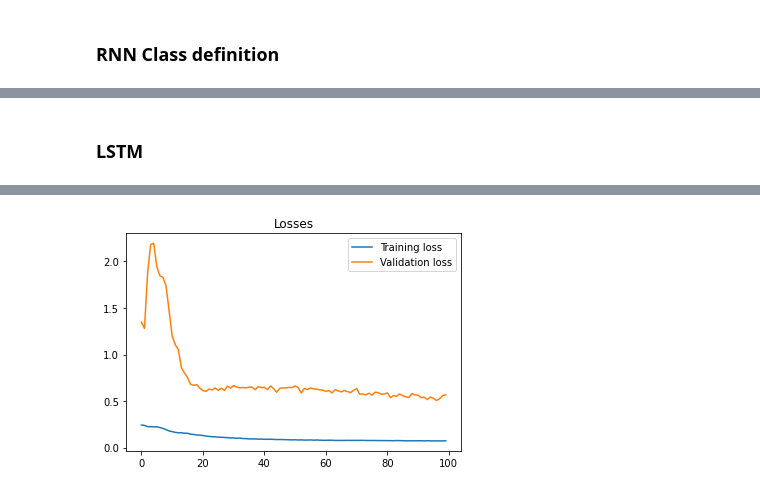
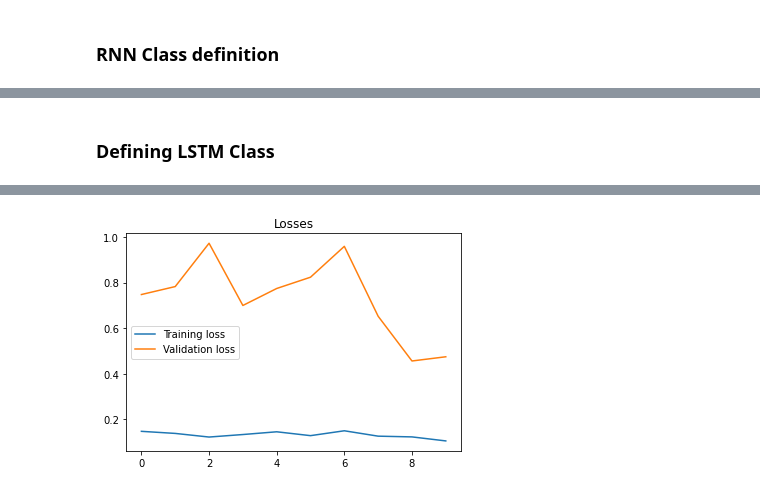
Before and after one commit to evanbradl/ML-Air-Sensor, a Jupyter notebook: Air_Sensor.ipynb, the cells around one changed output, grey strips where cells are left out. Cells and saved outputs as stored; diff of their text form; code cells hidden in the pictures.

Commit message:
made data_loader code more modular

```diff
--- a/Air_Sensor.ipynb
+++ b/Air_Sensor.ipynb
@@ -401,5 +408,7 @@ test_loader_one = DataLoader(test, batch_size=1, shuffle=False, drop_last=True)
 # %%
 import torch.optim as optim
+
+X_train, X_test, train_loader, val_loader, test_loader_one, scaler = get_data_loader("Temp")
 
 input_dim = len(X_train.columns)
 output_dim = 1
@@ -469,5 +478,5 @@ l = ax.legend(loc='upper left', shadow=True, fontsize='small')
 # %% [markdown]
-### LSTM
+### Defining LSTM Class
 # %%
 class LSTMModel(nn.Module):
     def __init__(self, input_dim, hidden_dim, layer_dim, output_dim, dropout_prob):
@@ -507,6 +513,8 @@ class LSTMModel(nn.Module):
         return out
 # %%
 import torch.optim as optim
+
+X_train, X_test, train_loader, val_loader, test_loader_one, scaler = get_data_loader("Humidity")
 
 input_dim = len(X_train.columns)
 output_dim = 1
@@ -514,7 +522,7 @@ hidden_dim = 64
 layer_dim = 3
 batch_size = 64
 dropout = 0.2
-n_epochs = 100
+n_epochs = 10
 learning_rate = 1e-3
 weight_decay = 1e-6
 
@@ -563,4 +564,4 @@ predictions, values = opt.evaluate(
-[figure, old version]
+[figure, new version]
 # %%
 def inverse_transform(scaler, df, columns):
     for col in columns:
```
Also changed, not shown: parts of 15 cells of this notebook.
